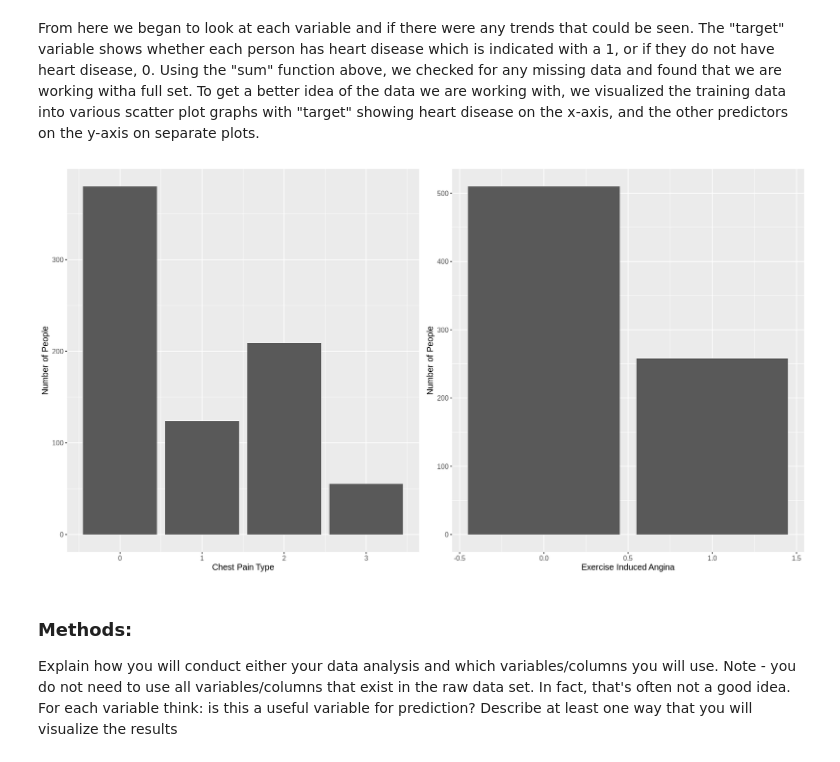
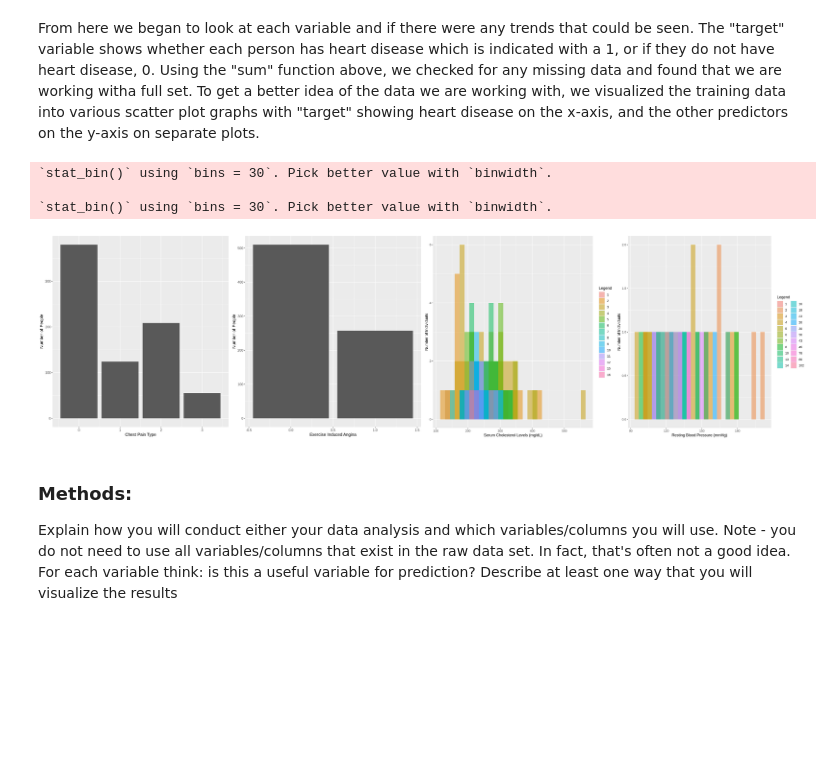
Before and after one commit to jennywyzhao/dsci-group-project-002-14, a Jupyter notebook: Project-Proposal.ipynb, the cells around one changed output. Saved outputs shown, nothing was run; the diff lists cells and outputs as text; code cells hidden in the pictures; blank space fills up the shorter version.

Commit message:
changed plot styles

```diff
--- a/Project-Proposal.ipynb
+++ b/Project-Proposal.ipynb
@@ -78,7 +78,11 @@ exang_val <- heart_train |>
 
 
 chol_val <- heart_train |>
-   group_by(chol)
+   group_by(chol)|>
+   summarise(counts=n())
+trestbps_val <- heart_train |>
+   group_by(trestbps)|>
+   summarise(counts=n())
 # %% [output]
 A tibble: 5 × 6
 | age | exang | chol | cp | trestbps | target |
@@ -91,7 +95,7 @@ A tibble: 5 × 6
 # %% [markdown]
 From here we began to look at each variable and if there were any trends that could be seen. The "target" variable shows whether each person has heart disease which is indicated with a 1, or if they do not have heart disease, 0. Using the "sum" function above, we checked for any missing data and found that we are working witha full set. To get a better idea of the data we are working with, we visualized the training data into various scatter plot graphs with "target" showing heart disease on the x-axis, and the other predictors on the y-axis on separate plots.
 # %%
-options(repr.plot.width = 15, repr.plot.height = 8)
+options(repr.plot.width = 30, repr.plot.height = 8)
 
 cp_plot <- ggplot(cp_val, aes(x = cp, y = counts)) +
   geom_bar(stat = "identity")+
@@ -99,42 +103,60 @@ cp_plot <- ggplot(cp_val, aes(x = cp, y = counts)) +
   theme(text = element_text(size = 12))
 
 
 exang_plot <- ggplot(exang_val, aes(x = exang, y = counts)) +
   geom_bar(stat = "identity")+
   labs(x = "Exercise Induced Angina", y = "Number of People") +
   theme(text = element_text(size = 12))
 
 require(gridExtra)
 plot1 <- qplot(1)
 plot2 <- qplot(1)
-grid.arrange(cp_plot, exang_plot, ncol=2)
+plot3 <- qplot(1)
+plot4 <- qplot(1)
+grid.arrange(cp_plot, exang_plot, chol_plot, trestbps_plot, ncol=4)
+
+chol_plot <-  ggplot(chol_val, aes(x = chol, fill = as_factor(counts))) +
+  geom_histogram(alpha = 0.5, position = "identity")+
+  labs(x = "Serum Cholesterol Levels (mg/dL)",
+       y = "Number of Individuals",
+       fill = "Legend")
+
+trestbps_plot <-  ggplot(trestbps_val, aes(x = trestbps, fill = as_factor(counts))) +
+  geom_histogram(alpha = 0.5, position = "identity")+
+  labs(x = "Resting Blood Pressure (mmHg)",
+       y = "Number of Individuals",
+       fill = "Legend")
+
 
 #chol_plot <- ggplot(heart_train,
        #aes(y = chol,
            #x =as.factor(target))) +
-        geom_boxplot(fill="slateblue", alpha=0.2)+
-        labs(x="Presence of Heart Disease (0=no, 1=yes)", y="Cholesteral Level" )
+        #geom_boxplot(fill="slateblue", alpha=0.2)+
+        #labs(x="Presence of Heart Disease (0=no, 1=yes)", y="Cholesteral Level" )
 
 
-trestbps_plot<- ggplot(heart_train,
-        aes(y= trestbps,
-            x= as.factor(target))) +
-    geom_boxplot(fill="red", alpha=0.2)+
-    labs(x="Presence of Heart Disease (0=no, 1=yes)", y="Resting Blood Pressure" )
+#trestbps_plot<- ggplot(heart_train,
+        #aes(y= trestbps,
+            #x= as.factor(target))) +
+    #geom_boxplot(fill="red", alpha=0.2)+
+    #labs(x="Presence of Heart Disease (0=no, 1=yes)", y="Resting Blood Pressure" )
 
 
 #age_plot<- ggplot(heart_train,
         #aes(y= age,
             #x= as.factor(target))) +
     #geom_boxplot(fill="purple", alpha=0.2)+
     #labs(x="Presence of Heart Disease (0=no, 1=yes)", y="Age" )
 
 
 
 #cp_plot <-ggplot(data= heart_train, aes(x=target, y=cp,fill=group)) +
   #geom_bar()
 # %% [output]
+`stat_bin()` using `bins = 30`. Pick better value with `binwidth`.
+
+`stat_bin()` using `bins = 30`. Pick better value with `binwidth`.
-[figure, old version]
+[figure, new version]
 # %% [markdown]
 ### Methods:
 Explain how you will conduct either your data analysis and which variables/columns you will use.
```
